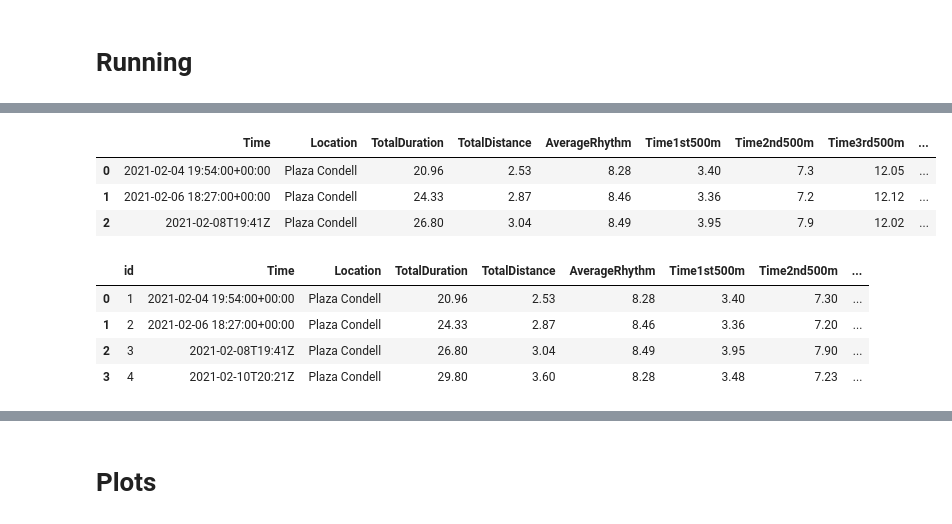
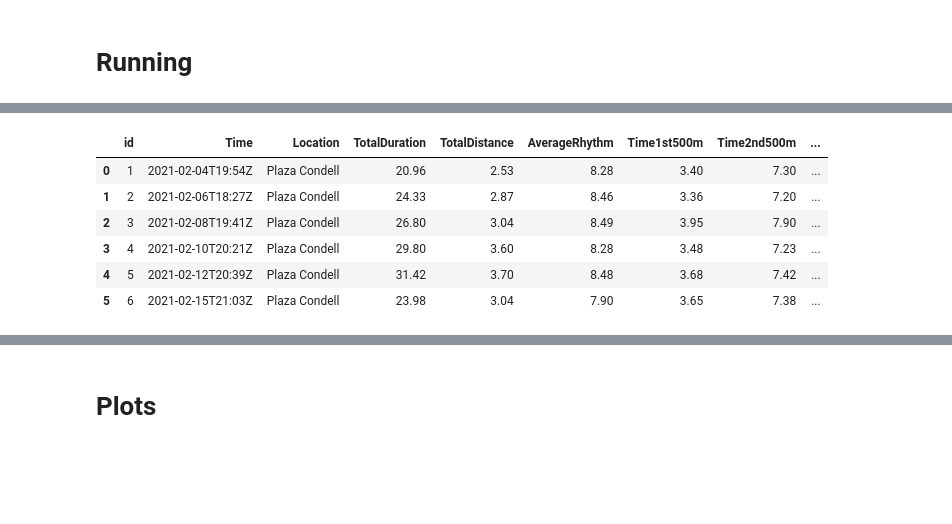
Before and after one commit to lona9/Workout-Data, a Jupyter notebook: Workout-Data.ipynb, the cells around one changed output, grey strips where cells are left out. Saved outputs shown, nothing was run; the diff lists cells and outputs as text; code cells hidden in the pictures; blank space fills up the shorter version.

```diff
--- a/Workout-Data.ipynb
+++ b/Workout-Data.ipynb
@@ -74,7 +74,6 @@ df_yoga
 # %%
 df_run = pd.DataFrame(np.array([['2021-02-04T19:54Z', 'Plaza Condell', 20.96, 2.53, 8.28, 3.4, 7.3, 12.05, 16.66, 20.85, 154], ['2021-02-06T18:27Z', 'Plaza Condell', 24.33, 2.87, 8.46, 3.36, 7.2, 12.12, 16.27, 21.12, 177]]),
                                 columns=['Time', 'Location', 'TotalDuration', 'TotalDistance', 'AverageRhythm', 'Time1st500m', 'Time2nd500m', 'Time3rd500m', 'Time4th500m', 'Time5th500m', 'Calories'])
-df_run.Time = pd.to_datetime(df_run.Time)
 df_run
 # %% [output]
 |  | Time | Location | TotalDuration | TotalDistance | AverageRhythm | Time1st500m | Time2nd500m | Time3rd500m | ... |
@@ -93,8 +107,11 @@ df_run.Calories = df_run.Calories.astype(float)
 # %%
-df_run = df_run.append(pd.Series(['2021-02-08T19:41Z', 'Plaza Condell', 26.8, 3.04, 8.49, 3.95, 7.9, 12.02, 17.33, 21.88, 180], index=df_run.columns), ignore_index=True)
+df_run = df_run.append(pd.Series([6, '2021-02-15T21:03Z', 'Plaza Condell', 23.98, 3.04, 7.9, 3.65, 7.38, 11.15, 15.2, 19.32, 23.55, 23.55, 189], index=df_run.columns), ignore_index=True)
 df_run
 # %% [output]
-|  | Time | Location | TotalDuration | TotalDistance | AverageRhythm | Time1st500m | Time2nd500m | Time3rd500m | ... |
-| 0 | 2021-02-04 19:54:00+00:00 | Plaza Condell | 20.96 | 2.53 | 8.28 | 3.40 | 7.3 | 12.05 | ... |
-| 1 | 2021-02-06 18:27:00+00:00 | Plaza Condell | 24.33 | 2.87 | 8.46 | 3.36 | 7.2 | 12.12 | ... |
-| 2 | 2021-02-08T19:41Z | Plaza Condell | 26.80 | 3.04 | 8.49 | 3.95 | 7.9 | 12.02 | ... |
+|  | id | Time | Location | TotalDuration | TotalDistance | AverageRhythm | Time1st500m | Time2nd500m | ... |
+| 0 | 1 | 2021-02-04T19:54Z | Plaza Condell | 20.96 | 2.53 | 8.28 | 3.40 | 7.30 | ... |
+| 1 | 2 | 2021-02-06T18:27Z | Plaza Condell | 24.33 | 2.87 | 8.46 | 3.36 | 7.20 | ... |
+| 2 | 3 | 2021-02-08T19:41Z | Plaza Condell | 26.80 | 3.04 | 8.49 | 3.95 | 7.90 | ... |
+| 3 | 4 | 2021-02-10T20:21Z | Plaza Condell | 29.80 | 3.60 | 8.28 | 3.48 | 7.23 | ... |
+| 4 | 5 | 2021-02-12T20:39Z | Plaza Condell | 31.42 | 3.70 | 8.48 | 3.68 | 7.42 | ... |
+| 5 | 6 | 2021-02-15T21:03Z | Plaza Condell | 23.98 | 3.04 | 7.90 | 3.65 | 7.38 | ... |
@@ -104,10 +117,0 @@ df_run.insert(0, 'id', [1, 2, 3])
-# %%
-df_run = df_run.append(pd.Series([4, '2021-02-10T20:21Z', 'Plaza Condell', 29.8, 3.6, 8.28, 3.48, 7.23, 11.78, 15.75, 20.15, 24.43, 219], index=df_run.columns), ignore_index=True)
-df_run.insert(12, 'Time7th500m', [20.85, 21.12, 26.8, 28.93])
-df_run
-# %% [output]
-|  | id | Time | Location | TotalDuration | TotalDistance | AverageRhythm | Time1st500m | Time2nd500m | ... |
-| 0 | 1 | 2021-02-04 19:54:00+00:00 | Plaza Condell | 20.96 | 2.53 | 8.28 | 3.40 | 7.30 | ... |
-| 1 | 2 | 2021-02-06 18:27:00+00:00 | Plaza Condell | 24.33 | 2.87 | 8.46 | 3.36 | 7.20 | ... |
-| 2 | 3 | 2021-02-08T19:41Z | Plaza Condell | 26.80 | 3.04 | 8.49 | 3.95 | 7.90 | ... |
-| 3 | 4 | 2021-02-10T20:21Z | Plaza Condell | 29.80 | 3.60 | 8.28 | 3.48 | 7.23 | ... |
```
Also changed, not shown: parts of 15 cells of this notebook.
